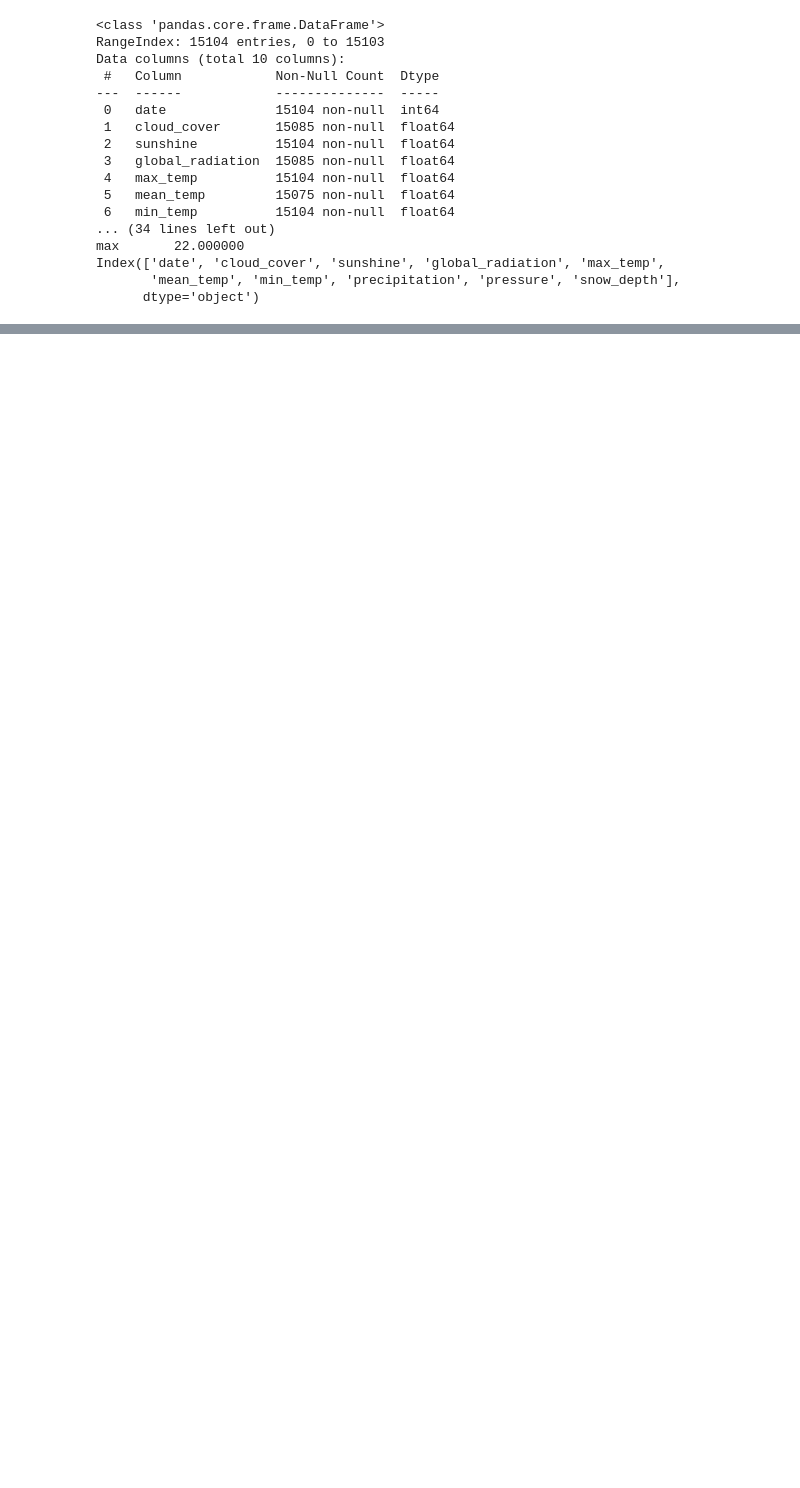
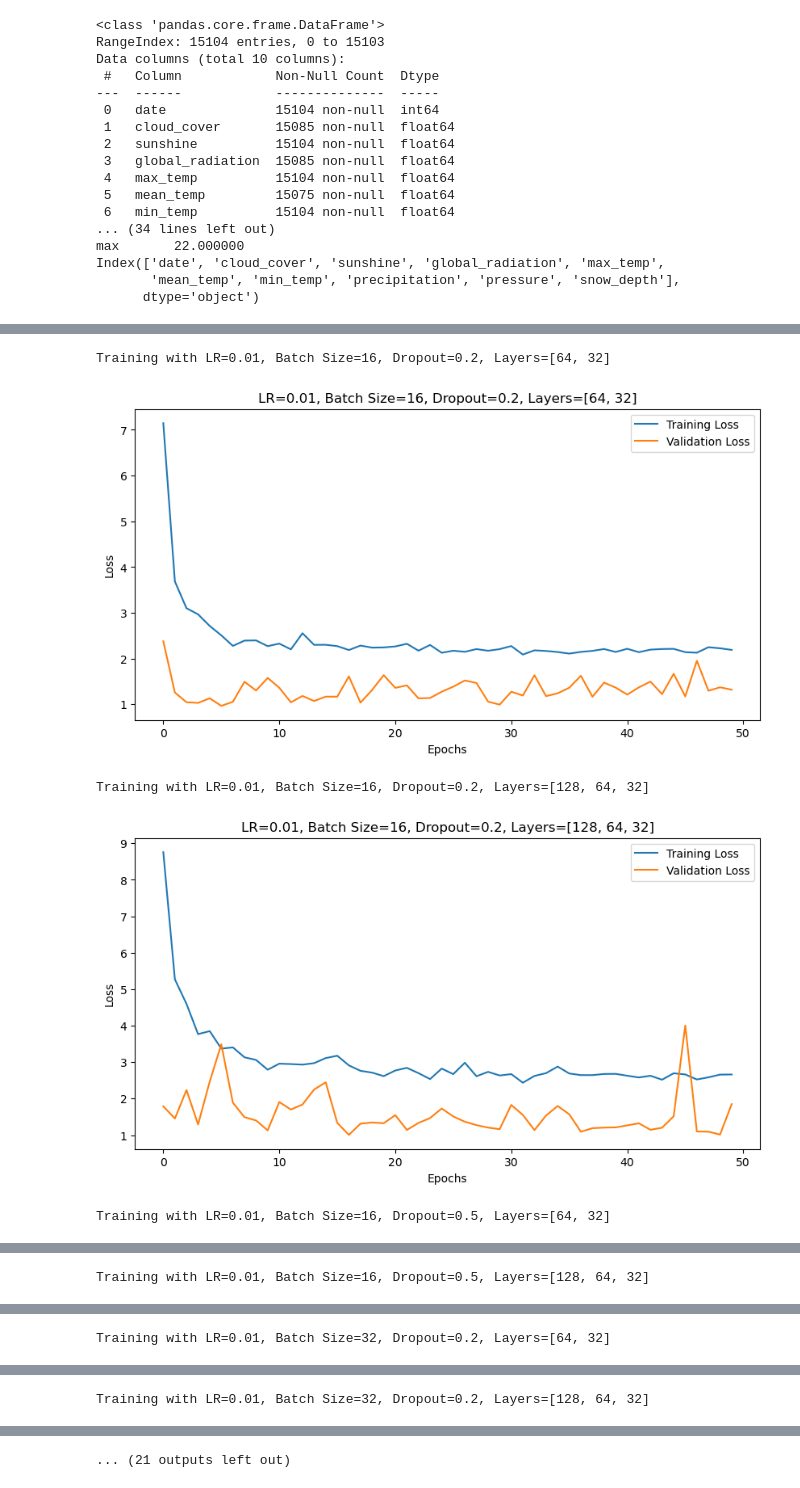
Before and after one commit to KPflitsch/IN3063_Group_1, a Jupyter notebook: task_2/NN/task2NN.ipynb, the cells around one changed output, grey strips where cells are left out. Cells and saved outputs as stored; diff of their text form; code cells hidden in the pictures; blank space fills up the shorter version.

Commit message:
updated the notebook to include dropout rates and layer configurations as hyperparameters

```diff
--- a/task_2/NN/task2NN.ipynb
+++ b/task_2/NN/task2NN.ipynb
@@ -584,0 +617,53 @@ LR=0.001, Batch Size=32: Final Validation Loss=0.7775
+# %%
+
+# Define hyperparameter grid
+learning_rates = [0.01, 0.001]
+batch_sizes = [16, 32]
+dropout_rates = [0.2, 0.5]  # Add dropout rates
+layer_configs = [[64, 32], [128, 64, 32]]  # Add layer configurations
+epochs = 50
+
+results = {}
+
+# Loop over hyperparameter combinations
+for lr in learning_rates:
+    for batch_size in batch_sizes:
+        for dropout_rate in dropout_rates:
+            for hidden_layers in layer_configs:
+                print(f"Training with LR={lr}, Batch Size={batch_size}, Dropout={dropout_rate}, Layers={hidden_layers}")
+
+                # Update DataLoader for batch size
+                train_loader = DataLoader(train_dataset, batch_size=batch_size, shuffle=True)
+                val_loader = DataLoader(test_dataset, batch_size=batch_size, shuffle=False)
+
+                # Initialize model with new hyperparameters
+                model = ConfigurableWeatherModel(input_dim, hidden_layers, dropout_rate)
+                criterion = nn.MSELoss()
+                optimizer = torch.optim.Adam(model.parameters(), lr=lr)
+
+                # Train the model
+                train_losses, val_losses = train_and_evaluate(model, train_loader, val_loader, criterion, optimizer, epochs)
+
+                # Store results
+                results[(lr, batch_size, dropout_rate, tuple(hidden_layers))] = (train_losses, val_losses)
+
+                # Plot Loss vs. Epochs
+                plt.figure(figsize=(10, 5))
+                plt.plot(train_losses, label="Training Loss")
+                plt.plot(val_losses, label="Validation Loss")
+                plt.title(f"LR={lr}, Batch Size={batch_size}, Dropout={dropout_rate}, Layers={hidden_layers}")
+                plt.xlabel("Epochs")
+                plt.ylabel("Loss")
+                plt.legend()
+                plt.show()
+
+# Compare results for final validation loss
+final_losses = {key: val[-1] for key, (_, val) in results.items()}
+for key, loss in final_losses.items():
+    print(f"LR={key[0]}, Batch Size={key[1]}, Dropout={key[2]}, Layers={key[3]}: Final Validation Loss={loss:.4f}")
+# %% [output]
+Training with LR=0.01, Batch Size=16, Dropout=0.2, Layers=[64, 32]
+[figure, added]
+Training with LR=0.01, Batch Size=16, Dropout=0.2, Layers=[128, 64, 32]
+[figure, added]
+Training with LR=0.01, Batch Size=16, Dropout=0.5, Layers=[64, 32]
@@ -584,0 +671 @@ LR=0.001, Batch Size=32: Final Validation Loss=0.7775
+Training with LR=0.01, Batch Size=16, Dropout=0.5, Layers=[128, 64, 32]
@@ -584,0 +673 @@ LR=0.001, Batch Size=32: Final Validation Loss=0.7775
+Training with LR=0.01, Batch Size=32, Dropout=0.2, Layers=[64, 32]
@@ -584,0 +675 @@ LR=0.001, Batch Size=32: Final Validation Loss=0.7775
+Training with LR=0.01, Batch Size=32, Dropout=0.2, Layers=[128, 64, 32]
@@ -584,0 +677 @@ LR=0.001, Batch Size=32: Final Validation Loss=0.7775
+... (21 outputs left out)
```
Also changed, not shown: parts of 11 cells of this notebook.
